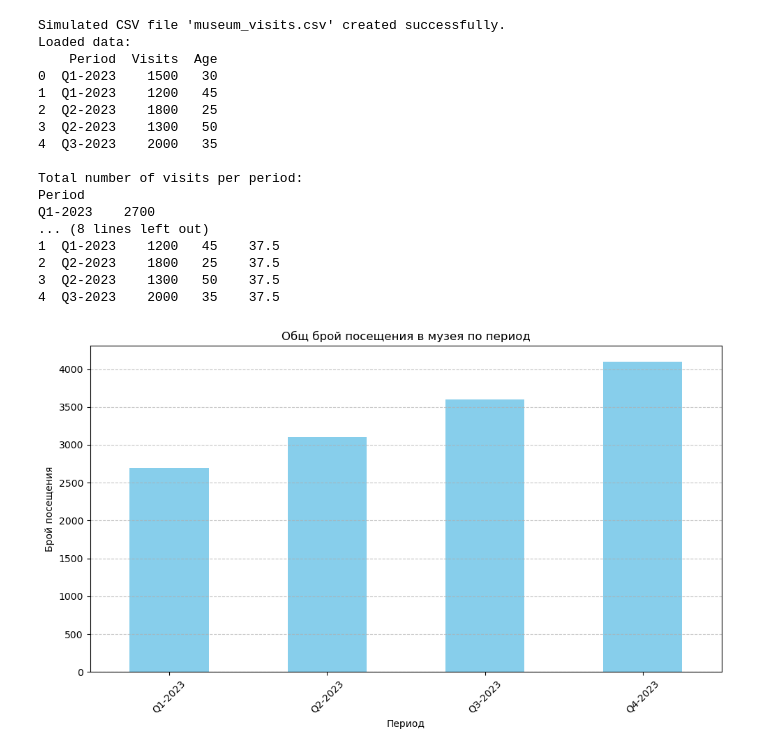
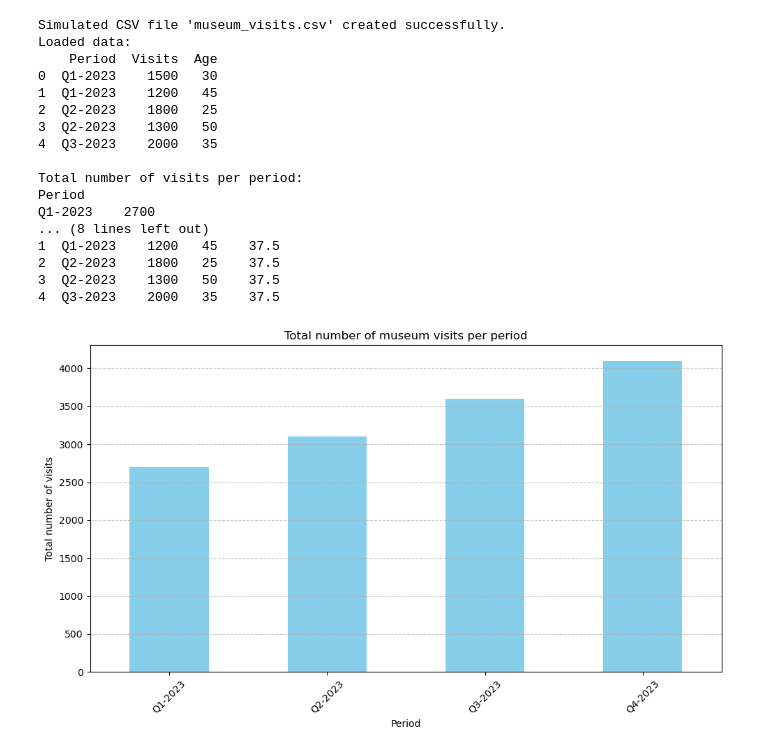
Before and after one commit to DesislavaSGeorgieva/Art-Museum-Visitors-First-Pandas-Data-Analysis, a Jupyter notebook: Project with Pandas in Jupiter Notebook.ipynb, the cells around one changed output. Drawn from its saved outputs; the diff is of its cells as text; code cells hidden in the pictures.

```diff
--- a/Project with Pandas in Jupiter Notebook.ipynb
+++ b/Project with Pandas in Jupiter Notebook.ipynb
@@ -14,13 +14,13 @@ df_simulated = pd.DataFrame(data)
 # Saving my DataFrame as a CSV file
 df_simulated.to_csv('museum_visits.csv', index=False)
 
-print("Симулираният CSV файл 'museum_visits.csv' е създаден успешно.")
+print("Simulated CSV file 'museum_visits.csv' created successfully.")
 
 # Loading the data from the created CSV file into Pandas DataFrame.
 df = pd.read_csv('museum_visits.csv')
 
-# Displaying the first few lines of the DataFrame to make sure it's loaded correctly
-print("Заредени данни:")
+# Displaying the first few lines of my DataFrame to make sure it's loaded correctly
+print("Loaded data:")
 print(df.head())
 
 # Here I will apply a few basic operations to analyze the data.
@@ -28,7 +28,7 @@ print(df.head())
 # - Grouping the data by column 'Period' and calculating the total number of 'Visits' for each period. This will give an idea of the total attendance in the different quarters.
 total_visits_by_period = df.groupby('Period')['Visits'].sum()
 
-print("\nОбщ брой посещения по период:")
+print("\nTotal number of visits per period:")
 print(total_visits_by_period)
 
 #2. Calculation of average age by period
@@ -38,33 +38,33 @@ df['AvgAge'] = df.groupby('Period')['Age'].transform('mean')
 print("\nDataFrame with an added column for average age:")
 print(df.head())
 
 # It’s important to make a visualization in order to understandi data. I will use the bar chart to show the total number of visits by period.
 # Visualization of the total number of visits by period with a bar chart
 plt.figure(figsize=(10, 6))
 total_visits_by_period.plot.bar(color='skyblue')
 plt.title('Total number of museum visits per period')
-plt.xlabel('Periof')
-plt.ylabel('Number of visits')
+plt.xlabel('Period')
+plt.ylabel('Total number of visits')
 plt.xticks(rotation=45)
 plt.grid(axis='y', linestyle='--', alpha=0.7)
 plt.tight_layout()
 plt.show()
 # %% [output]
 Simulated CSV file 'museum_visits.csv' created successfully.
 Loaded data:
     Period  Visits  Age
 0  Q1-2023    1500   30
 1  Q1-2023    1200   45
 2  Q2-2023    1800   25
 3  Q2-2023    1300   50
 4  Q3-2023    2000   35
 
 Total number of visits per period:
 Period
 Q1-2023    2700
 ... (8 lines left out)
 1  Q1-2023    1200   45    37.5
 2  Q2-2023    1800   25    37.5
 3  Q2-2023    1300   50    37.5
 4  Q3-2023    2000   35    37.5
-[figure, old version]
+[figure, new version]
```
